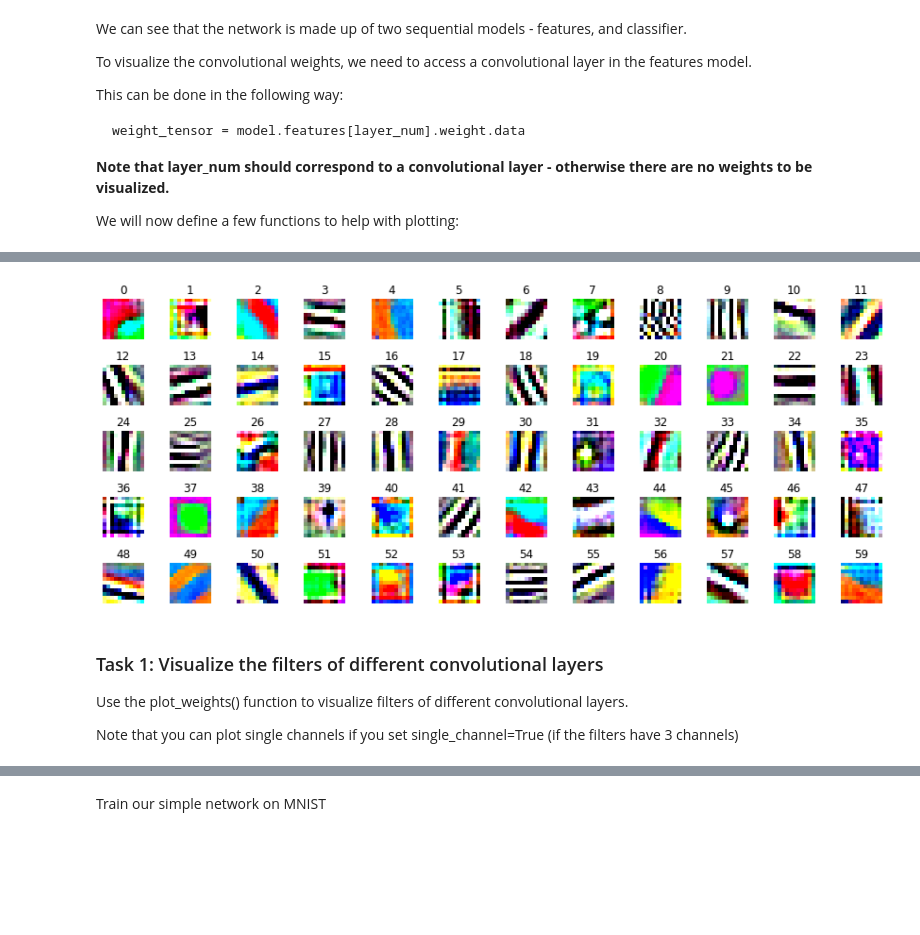
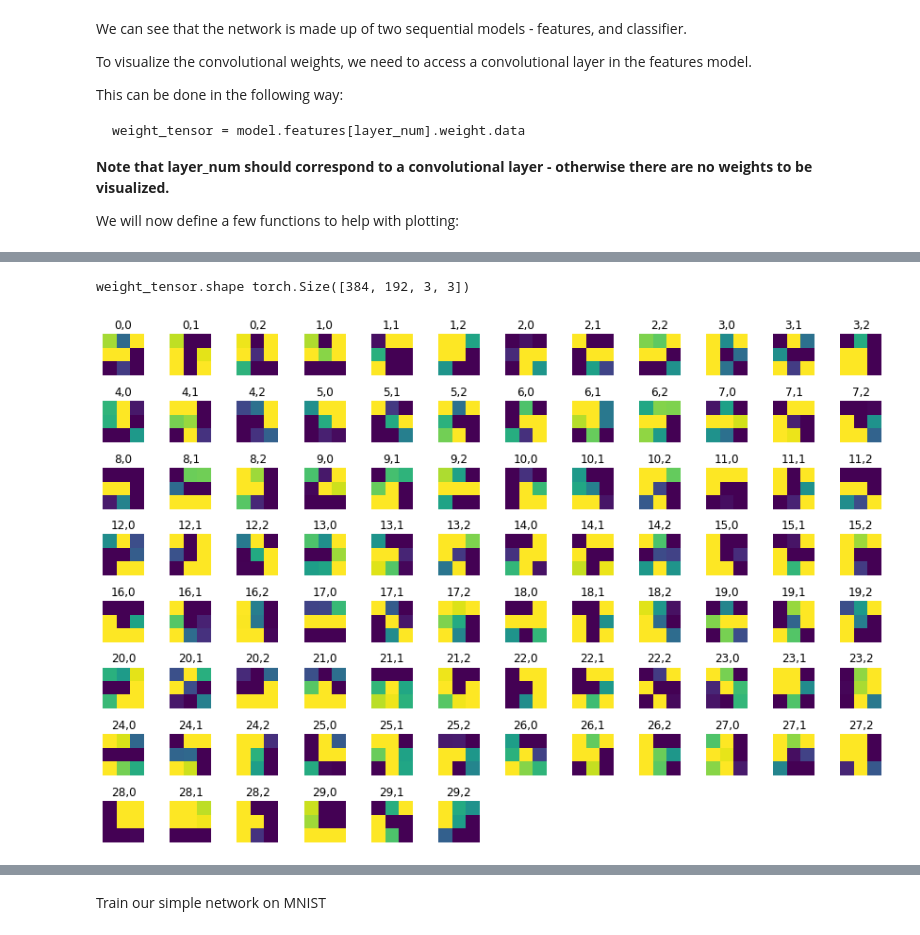
Before and after one commit to CherBass/pytorch_tutorials, a Jupyter notebook: interpretability_tutorial.ipynb, the cells around one changed output, grey strips where cells are left out. Drawn from its saved outputs; the diff is of its cells as text; code cells hidden in the pictures; blank space fills up the shorter version.

```diff
--- a/interpretability_tutorial.ipynb
+++ b/interpretability_tutorial.ipynb
@@ -167,11 +187,6 @@ def plot_weights(model, layer_num, single_channel = True):
 # %%
 #visualize weights for alexnet - first conv layer
-plot_weights(alexnet, 0, single_channel = False)
+plot_weights(alexnet, 6, single_channel = True)
 # %% [output]
+weight_tensor.shape torch.Size([384, 192, 3, 3])
-[figure, old version]
+[figure, new version]
-# %% [markdown]
-### Task 1: Visualize the filters of different convolutional layers
-
-Use the plot_weights() function to visualize filters of different convolutional layers.
-
-Note that you can plot single channels if you set single_channel=True (if the filters have 3 channels)
```
Also changed, not shown: parts of 40 cells of this notebook.
